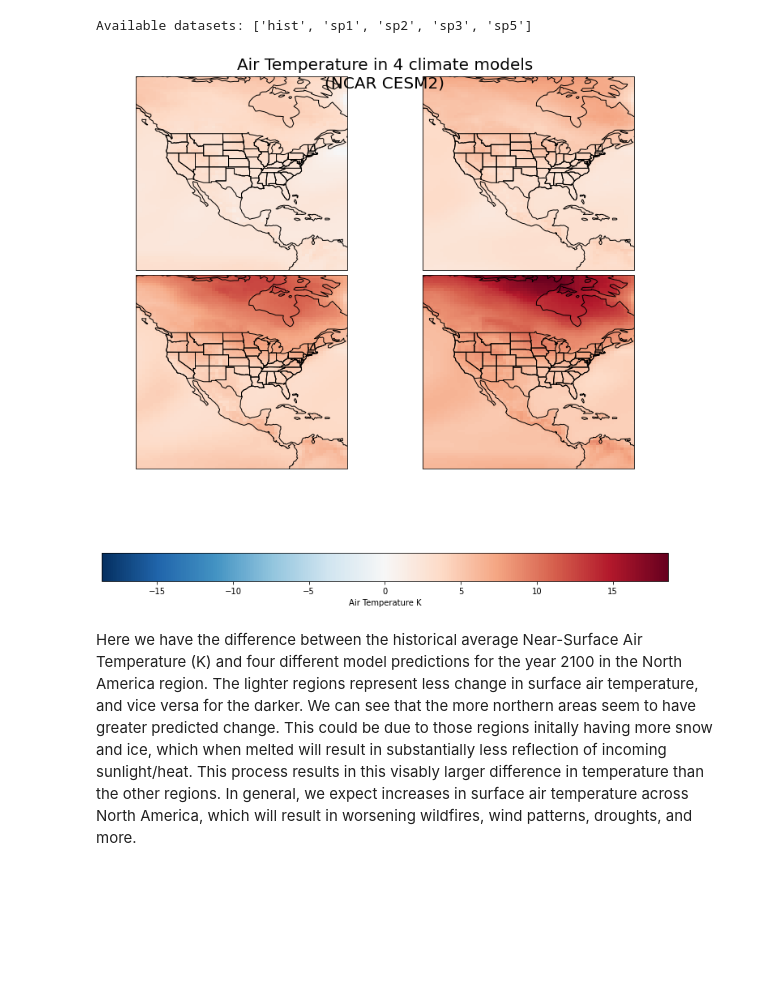
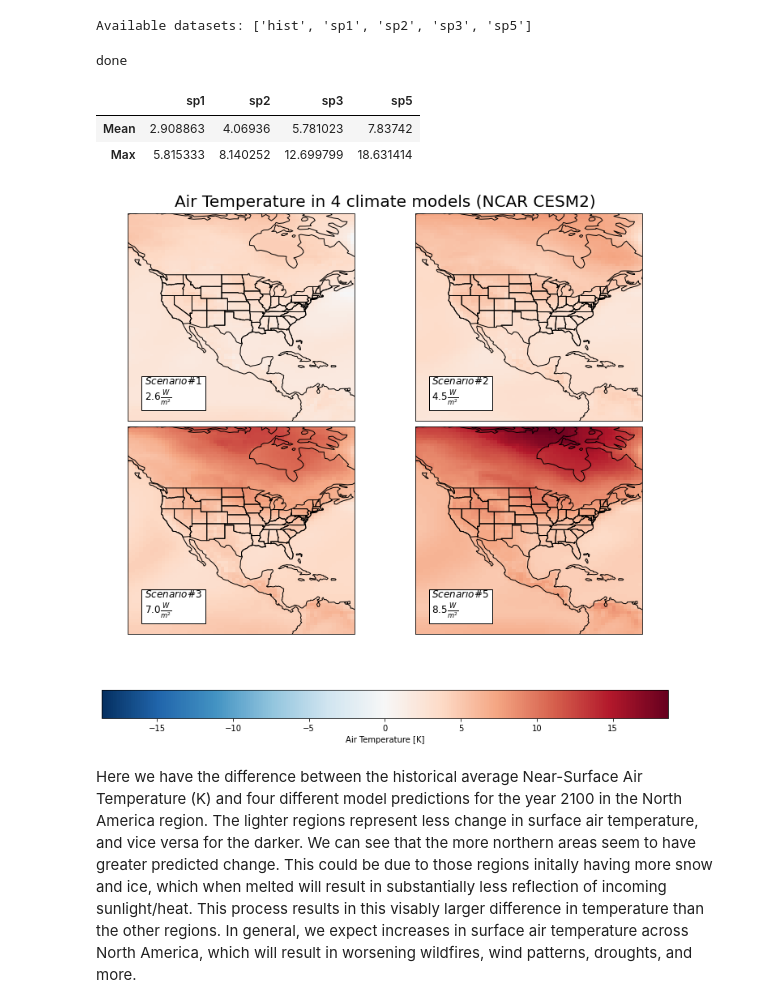
Before and after one commit to UCB-stat-159-s22/hw07-group20, a Jupyter notebook: _sources/notebooks/United_States.ipynb, the cells around one changed output. Cells and saved outputs as stored; diff of their text form; code cells hidden in the pictures; blank space fills up the shorter version.

```diff
--- a/_sources/notebooks/United_States.ipynb
+++ b/_sources/notebooks/United_States.ipynb
@@ -92,6 +64,19 @@ USA = ca.dictorize(
         {'grps': 'time.year', 'aggfunc': np.nanmean, 'roll': {}},
     ),
 )
+# %%
+def test_average_and_max():
+    models = ['sp1', 'sp2', 'sp3', 'sp5']
+
+    test = cs.average_and_max(USA, 'tas')
+
+    assert len(test.columns) == 4
+    assert isinstance(test, pd.DataFrame)
+
+    print('done')
+test_average_and_max()
+# %% [output]
+done
 # %%
 def plot_diff(d, var, crs, vardict, modeldict):
     """
@@ -131,6 +116,7 @@ def plot_diff(d, var, crs, vardict, modeldict):
             "aspect": 20,
             'label': vardict[var]['name']+' '+vardict[var]['units'],
             # 'ticks': [-35, 0, 35],
+            'pad': 0.1,
             'spacing': 'proportional',
         },
         subplot_kws={
@@ -142,6 +128,7 @@ def plot_diff(d, var, crs, vardict, modeldict):
         sc = modeldict[models[i]]['name'].split(':')[0] + r'$'
         rcp = r'$' + modeldict[models[i]]['name'].split(':')[1]
 
+
         ax.add_feature(cfeature.STATES.with_scale("110m"))
 
         ax.coastlines("110m", color="k")
@@ -149,10 +136,10 @@ def plot_diff(d, var, crs, vardict, modeldict):
         ax.set_title('')
         ax.annotate(
             f'{sc}\n{rcp}',
-            (-170, -40), # in lat, lon
+            (-130,10), # in lat, lon
             ha='left', va='center',
             color='black',
-            fontsize=10,
+            fontsize=12,
         ).set(
             bbox={
                 'facecolor': 'white',
@@ -160,14 +147,25 @@ def plot_diff(d, var, crs, vardict, modeldict):
             }
         )
     plt.suptitle(
-        f"{vardict[var]['name']} in {len(models)} climate models\n(NCAR CESM2)",
+        f"{vardict[var]['name']} in {len(models)} climate models (NCAR CESM2)\n",
         fontsize=20,
         ha='center', va='center',
         #x=0.5, y=0.9,
     )
-crs = ccrs.PlateCarree()
-plot_diff(USA, 'tas', crs, vardict, modeldict)
+    return dplot
+#need to title each subplot
-# %% [output]
-[figure, removed]
+# %%
+crs = ccrs.PlateCarree()
+plot_diff(USA, 'tas', crs, vardict, modeldict)
+plt.savefig('../figures/USA_TAS_models.png')
+
+tas_sum = cs.average_and_max(USA, 'tas')
+tas_sum.to_csv('../analysis_data/usa_tas.csv')
+tas_sum
+# %% [output]
+|  | sp1 | sp2 | sp3 | sp5 |
+| Mean | 2.908863 | 4.06936 | 5.781023 | 7.83742 |
+| Max | 5.815333 | 8.140252 | 12.699799 | 18.631414 |
+[figure, added]
 # %% [markdown]
 Here we have the difference between the historical average Near-Surface Air Temperature (K) and four different model predictions for the year 2100 in the North America region. The lighter regions represent less change in surface air temperature, and vice versa for the darker. We can see that the more northern areas seem to have greater predicted change. This could be due to those regions initally having more snow and ice, which when melted will result in substantially less reflection of incoming sunlight/heat. This process results in this visably larger difference in temperature than the other regions. In general, we expect increases in surface air temperature across North America, which will result in worsening wildfires, wind patterns, droughts, and more.
```
Also changed, not shown: parts of 28 cells of this notebook, 17 other files.
